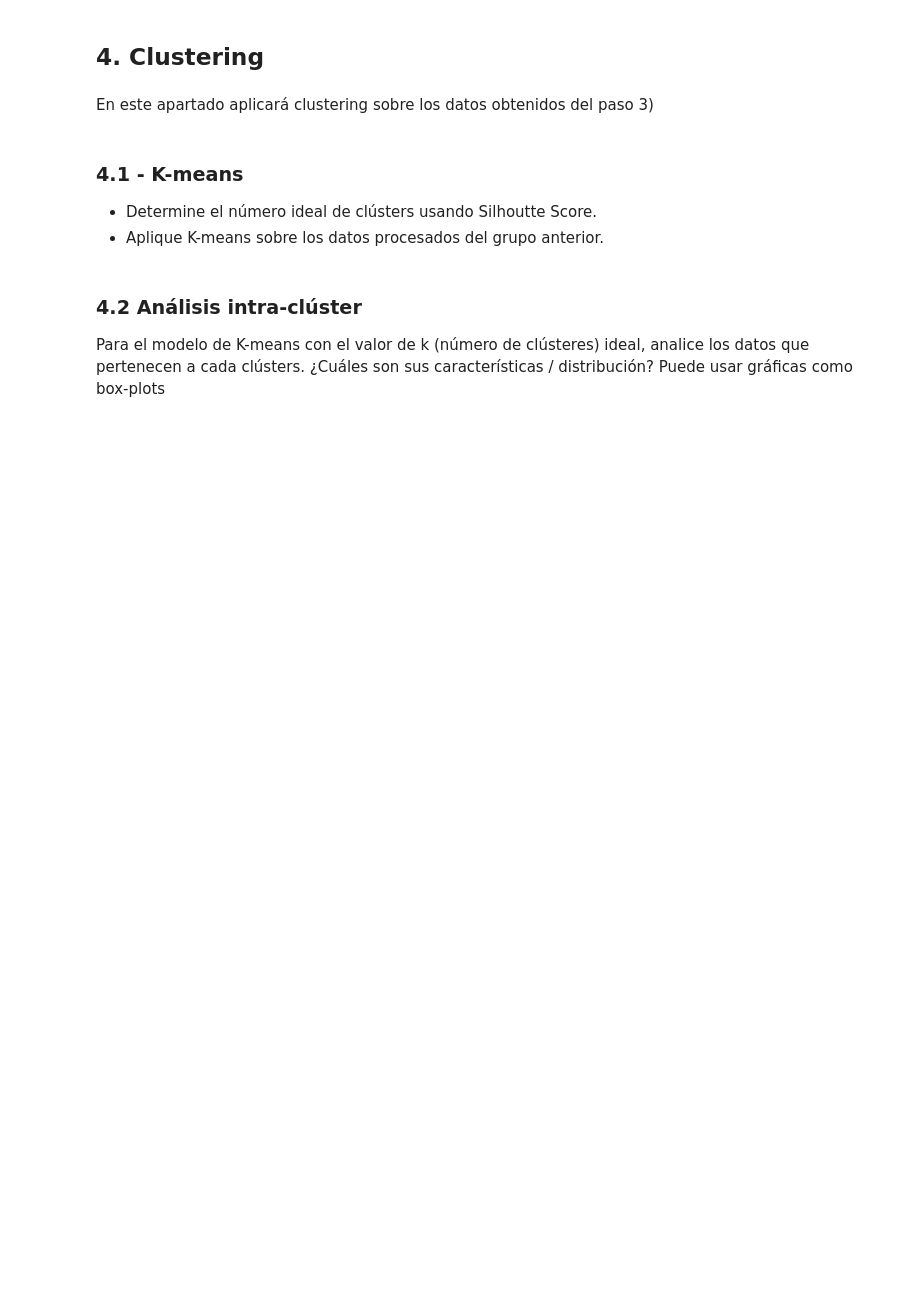
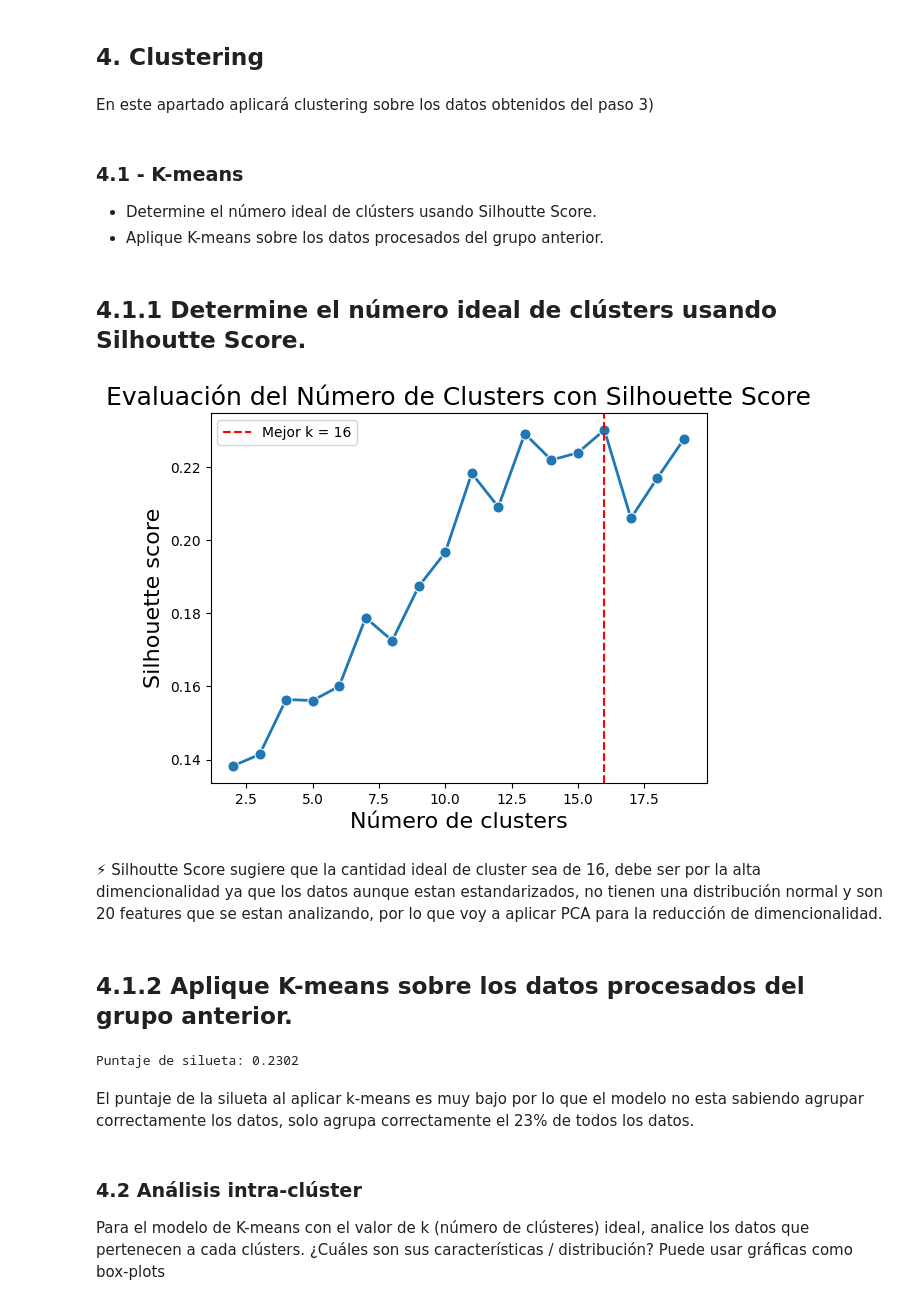
Before and after one commit to Bustagar/APRENDIZAJE-AUTOMATICO-1, a Jupyter notebook: TP2_AA1_aprendizaje_no_supervisado(Resuelto).ipynb, the cells around one changed output. Drawn from its saved outputs; the diff is of its cells as text; code cells hidden in the pictures; blank space fills up the shorter version.

```diff
--- a/TP2_AA1_aprendizaje_no_supervisado(Resuelto).ipynb
+++ b/TP2_AA1_aprendizaje_no_supervisado(Resuelto).ipynb
@@ -287,0 +344,3 @@ dtype: int64
+# %%
+# Eliminación de variables innecesarias
+df.drop(columns=['Id', 'Falla disciplinaria', 'Bebedor social', 'Fumador social'], inplace=True)
@@ -290,16 +355,12 @@ dtype: int64
 # %%
 from sklearn.preprocessing import StandardScaler
 # %%
-# Seleccionar las columnas a escalar (excluyendo la variable objetivo)
-features = df.drop(columns=['Id'])
-
+# Seleccionar las columnas a escalar
+features = df
 # Aplicar StandardScaler
 scaler = StandardScaler()
 features_scaled = scaler.fit_transform(features)
 
-# Convertir de nuevo a DataFrame para mejor visualización
-df_scaled = pd.DataFrame(features_scaled, columns=features.columns)
-
 # Ver las primeras filas escaladas
-df_scaled.sample(5)
+features_scaled[:1]
 # %% [output]
@@ -385,3 +381,43 @@ En este apartado aplicará clustering sobre los datos obtenidos del paso 3)
 ### 4.1 -  K-means
    - Determine el número ideal de clústers usando Silhoutte Score.
    - Aplique K-means sobre los datos procesados del grupo anterior.
+# %% [markdown]
+## 4.1.1 Determine el número ideal de clústers usando Silhoutte Score.
+# %%
+from sklearn.cluster import KMeans
+from sklearn.preprocessing import StandardScaler
+import matplotlib.pyplot as plt
+from sklearn.metrics import silhouette_score,silhouette_samples
+import numpy as np
+
+# Lista para almacenar los valores del Silhouette Score
+sil = []
+
+# Definir el rango de valores de k (número de clusters) a evaluar
+k_values = range(2, 20)
+
+# Iterar sobre diferentes valores de k para calcular el Silhouette Score
+for k in k_values:
+    kmeans = KMeans(n_clusters=k, n_init=30, random_state=1)  # Se aumenta n_init a 30 repeticiones para mayor estabilidad
+    kmeans.fit(features_scaled)
+    score = silhouette_score(features_scaled, kmeans.labels_)  # Se calcula el Silhouette Score
+    sil.append(score)
+
+# Identificar el mejor número de clusters (k con mayor Silhouette Score)
+best_k = k_values[np.argmax(sil)]  # Encuentra el índice del valor máximo y obtiene el mejor k
+
+
+# Graficar los resultados del Silhouette Score para cada número de clusters
+sns.lineplot(x=k_values, y=sil, marker='o', linewidth=2, markersize=8, legend=False)
+plt.axvline(x=best_k, color='red', linestyle='--', label=f'Mejor k = {best_k}')  # Línea roja indicando el mejor k
+plt.legend()
+plt.ylabel('Silhouette score', fontsize=16)
+plt.xlabel('Número de clusters', fontsize=16)
+plt.title("Evaluación del Número de Clusters con Silhouette Score", fontsize=18)
+plt.show()
+# %% [output]
+[figure, added]
+# %% [markdown]
+ ⚡ Silhoutte Score sugiere que la cantidad ideal de cluster sea de 16, debe ser por la alta dimencionalidad ya que los datos aunque estan estandarizados, no tienen una distribución normal y son 20 features que se estan analizando, por lo que voy a aplicar PCA para la reducción de dimencionalidad.
+# %% [markdown]
+## 4.1.2 Aplique K-means sobre los datos procesados del grupo anterior.
@@ -388,3 +432,11 @@ En este apartado aplicará clustering sobre los datos obtenidos del paso 3)
+# %%
+# Evaluación del modelo: Cálculo del puntaje de silueta
+silhouette_avg = silhouette_score(features_scaled, labels)
+print(f'Puntaje de silueta: {silhouette_avg:.4f}')  # Indica qué tan bien están separados los clusters
+# %% [output]
+Puntaje de silueta: 0.2302
+# %% [markdown]
+El puntaje de la silueta al aplicar k-means es muy bajo por lo que el modelo no esta sabiendo agrupar correctamente los datos, solo agrupa correctamente el 23% de todos los datos.
 # %% [markdown]
 ### 4.2 Análisis intra-clúster
 
```
Also changed, not shown: parts of 57 cells of this notebook.
